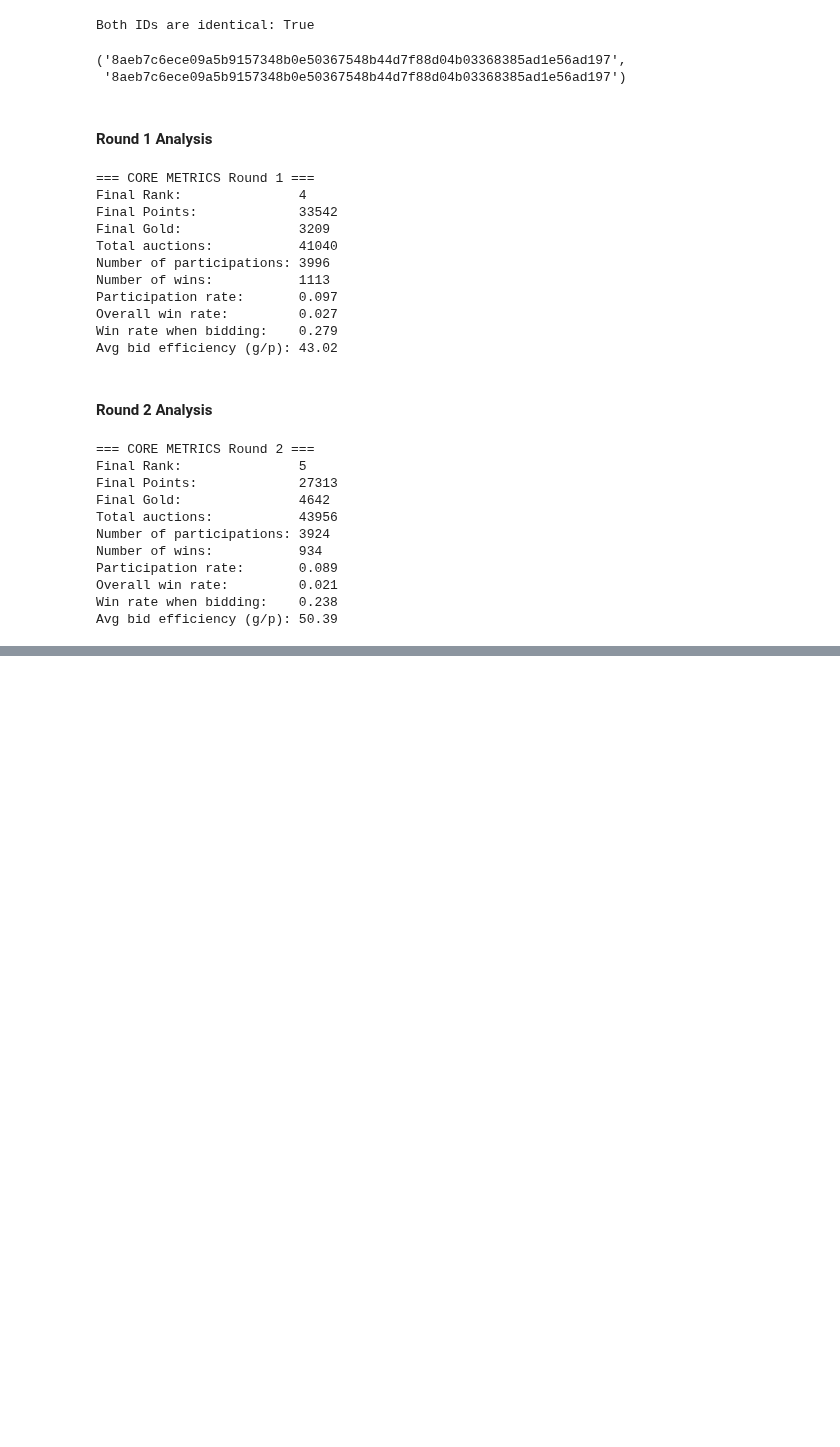
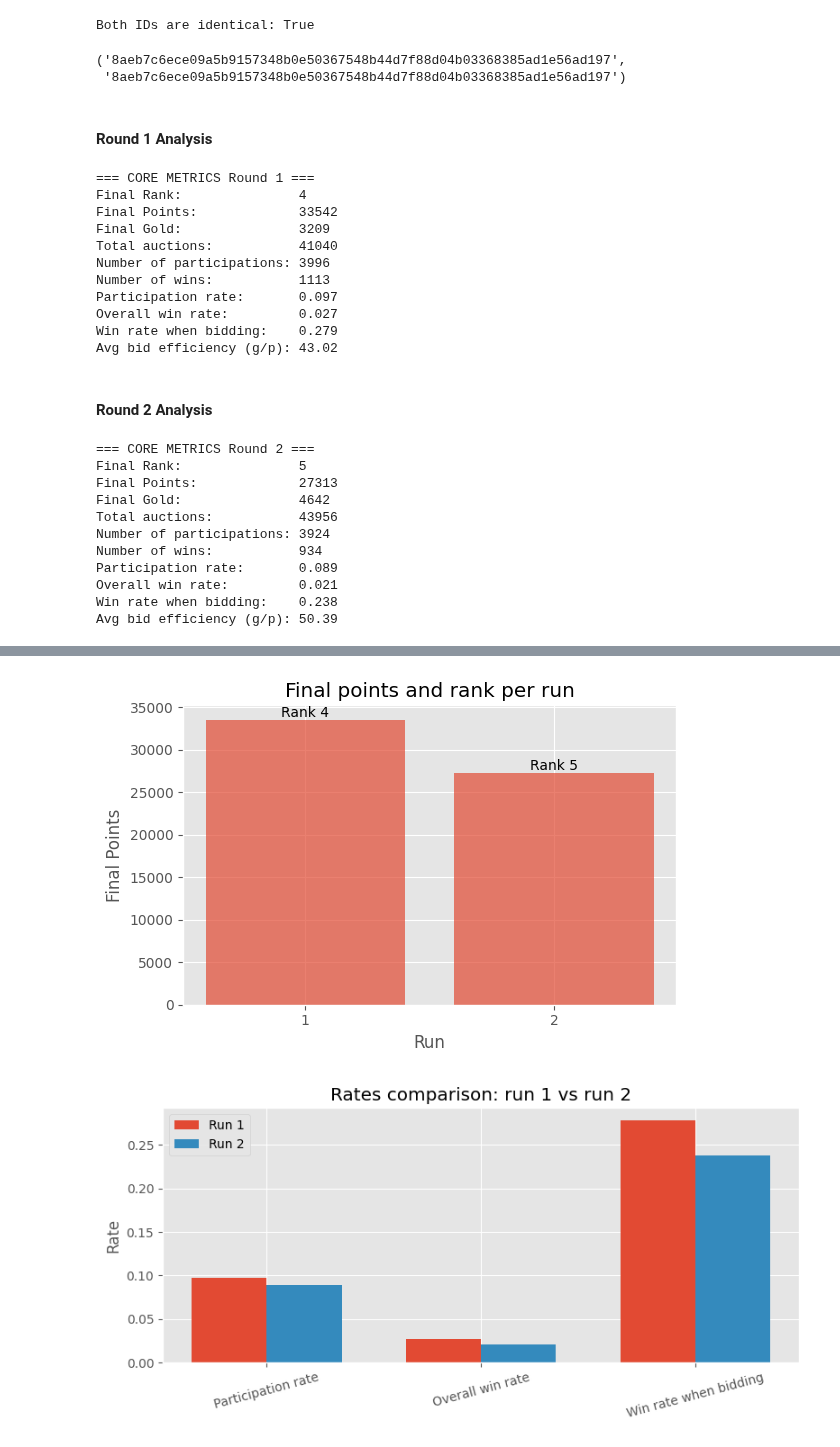
Before and after one commit to MaxEcks/IKT110_eckstein, a Jupyter notebook: portfolio/auction_house_1/analysis.ipynb, the cells around one changed output, grey strips where cells are left out. Cells and saved outputs as stored; diff of their text form; code cells hidden in the pictures; blank space fills up the shorter version.

Commit message:
added plots of the metrics

```diff
--- a/portfolio/auction_house_1/analysis.ipynb
+++ b/portfolio/auction_house_1/analysis.ipynb
@@ -280,3 +281,81 @@ Participation rate:       0.089
 Overall win rate:         0.021
 Win rate when bidding:    0.238
 Avg bid efficiency (g/p): 50.39
+# %%
+# plt.style.use("ggplot")  # simple modern look
+
+# --- Raw metrics from your printouts -----------------------------------------
+data = {
+    "Run": [1, 2],
+    "Final Rank": [my_final_state_1.get('rank'), my_final_state_2.get('rank')],
+    "Final Points": [my_final_state_1.get('points'), my_final_state_2.get('points')],
+    "Final Gold": [my_final_state_1.get('gold'), my_final_state_2.get('gold')],
+    "Total auctions": [total_auctions_1, total_auctions_2],
+    "Participations": [my_participations_1, my_participations_2],
+    "Wins": [my_wins_1, my_wins_2],
+    "Participation rate": [participation_rate_1, participation_rate_2],
+    "Overall win rate": [win_rate_1, win_rate_2],
+    "Win rate when bidding": [win_if_participated_1, win_if_participated_2],
+    "Avg bid efficiency (g/p)": [efficiency_avg_1, efficiency_avg_2],
+}
+
+df_runs = pd.DataFrame(data).set_index("Run")
+
+# --- 1) Nice comparison table -----------------------------------------------
+display(df_runs.style.format({
+    "Participation rate": "{:.3f}",
+    "Overall win rate": "{:.3f}",
+    "Win rate when bidding": "{:.3f}",
+    "Avg bid efficiency (g/p)": "{:.2f}"
+}).set_caption("Core metrics comparison: Run 1 vs Run 2"))
+
+# --- 2) Plot: Final points and rank -----------------------------------------
+fig, ax1 = plt.subplots(figsize=(6,4))
+
+runs = df_runs.index.astype(str)
+
+# bar for points
+ax1.bar(runs, df_runs["Final Points"], alpha=0.7)
+ax1.set_xlabel("Run")
+ax1.set_ylabel("Final Points")
+ax1.set_title("Final points and rank per run")
+
+# annotate rank above bars
+for x, pts, rank in zip(runs, df_runs["Final Points"], df_runs["Final Rank"]):
+    ax1.text(x, pts, f"Rank {rank}", ha="center", va="bottom")
+
+plt.tight_layout()
+plt.show()
+
+# --- 3) Plot: win/participation/efficiency ----------------------------------
+fig, ax = plt.subplots(figsize=(8,4))
+
+metrics = ["Participation rate", "Overall win rate", "Win rate when bidding"]
+x = range(len(metrics))
+
+width = 0.35
+ax.bar([i - width/2 for i in x], df_runs.loc[1, metrics], width, label="Run 1")
+ax.bar([i + width/2 for i in x], df_runs.loc[2, metrics], width, label="Run 2")
+
+ax.set_xticks(x)
+ax.set_xticklabels(metrics, rotation=15)
+ax.set_ylabel("Rate")
+ax.set_title("Rates comparison: run 1 vs run 2")
+ax.legend()
+
+plt.tight_layout()
+plt.show()
+
+# --- 4) Plot: bid efficiency -------------------------------------------------
+fig, ax = plt.subplots(figsize=(6,4))
+ax.bar(runs, df_runs["Avg bid efficiency (g/p)"], alpha=0.7)
+ax.set_xlabel("Run")
+ax.set_ylabel("Gold per Point")
+ax.set_title("Average bid efficiency per run")
+
+for x, eff in zip(runs, df_runs["Avg bid efficiency (g/p)"]):
+    ax.text(x, eff, f"{eff:.1f}", ha="center", va="bottom")
+
+plt.tight_layout()
+plt.show()
+# %% [output]
@@ -282,0 +367,2 @@ Avg bid efficiency (g/p): 50.39
+[figure, added]
+[figure, added]
```
Also changed, not shown: parts of 2 cells of this notebook.
